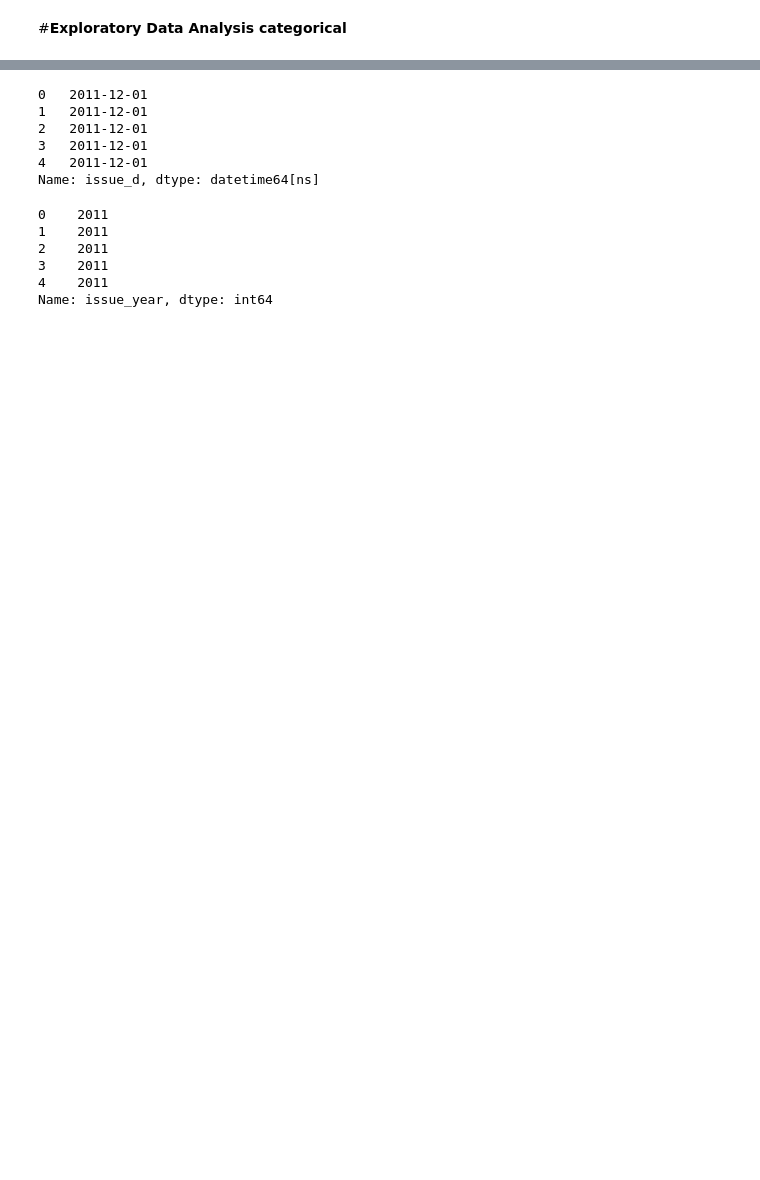
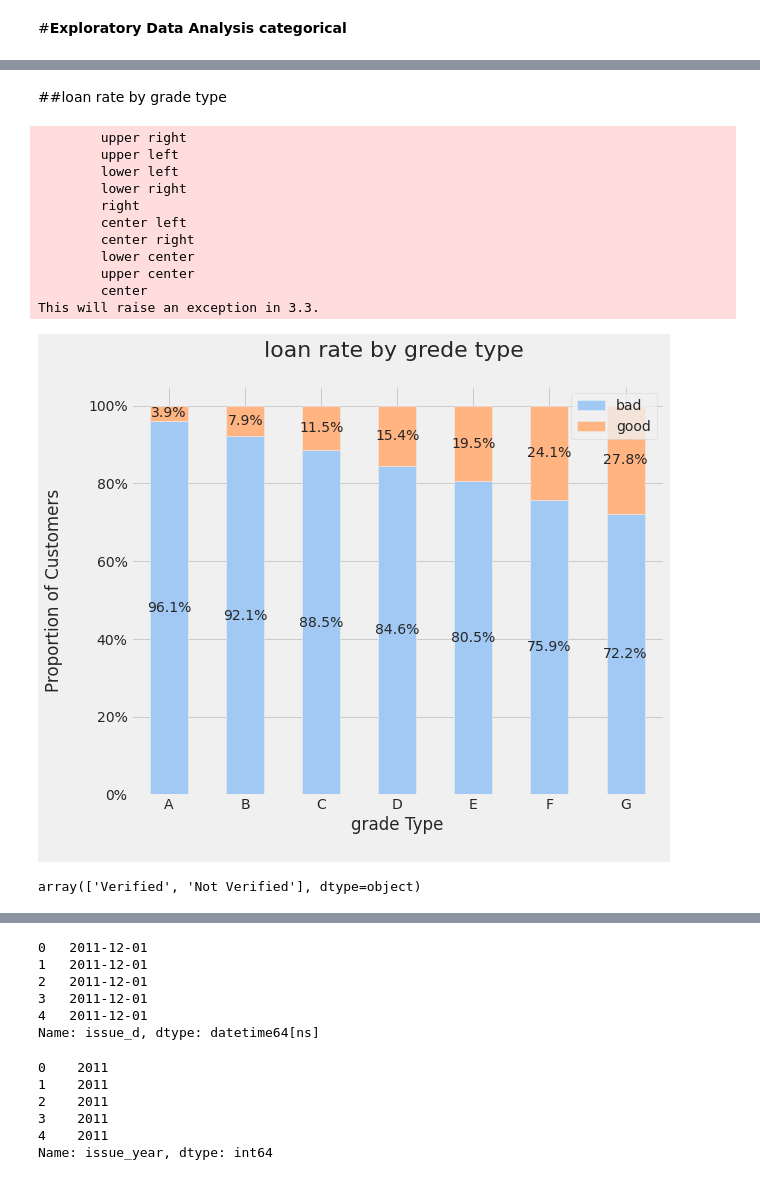
Before and after one commit to arfanrifqi/loan_prediction, a Jupyter notebook: loan_prediction(EDA).ipynb, the cells around one changed output, grey strips where cells are left out. Drawn from its saved outputs; the diff is of its cells as text; code cells hidden in the pictures; blank space fills up the shorter version.

```diff
--- a/loan_prediction(EDA).ipynb
+++ b/loan_prediction(EDA).ipynb
@@ -388,0 +379,57 @@ plt.show()
+# %% [markdown]
+##loan rate by grade type
+# %%
+grade_loan = df_load.groupby(['grade','loan_status']).size().unstack()
+grade_loan.rename(columns={0:'bad', 1:'good'}, inplace=True)
+
+ax = (grade_loan.T*100.0 / grade_loan.T.sum()).T.plot(kind='bar',
+                                                      width = 0.5,
+                                                      stacked = True,
+                                                      rot = 0,
+                                                      figsize = (8.5,7),
+                                                      color = colors)
+
+plt.ylabel('Proportion of Customers\n',
+           horizontalalignment="center",fontstyle = "normal",
+           fontsize = "large", fontfamily = "sans-serif")
+
+plt.xlabel('grade Type\n',horizontalalignment="center",
+           fontstyle = "normal", fontsize = "large",
+           fontfamily = "sans-serif")
+
+plt.title('loan rate by grede type \n',
+          horizontalalignment="center", fontstyle = "normal",
+          fontsize = "22", fontfamily = "sans-serif")
+
+plt.legend(loc='top right', fontsize = "medium")
+plt.xticks(rotation=0, horizontalalignment="center")
+plt.yticks(rotation=0, horizontalalignment="right")
+ax.yaxis.set_major_formatter(mtick.PercentFormatter())
+
+for p in ax.patches:
+    width, height = p.get_width(), p.get_height()
+    x, y = p.get_xy()
+    ax.text(x+width/2,
+            y+height/2,
+            '{:.1f}%'.format(height),
+            horizontalalignment='center',
+            verticalalignment='center')
+ax.autoscale(enable=False, axis='both', tight=False)
+# %% [output]
+        upper right
+        upper left
+        lower left
+        lower right
+        right
+        center left
+        center right
+        lower center
+        upper center
+        center
+This will raise an exception in 3.3.
+[figure, added]
+# %%
+df_load['verification_status']=df_load['verification_status'].replace({'Source Verified':'Verified'})
+df_load['verification_status'].unique()
+# %% [output]
+array(['Verified', 'Not Verified'], dtype=object)
```
Also changed, not shown: parts of 18 cells of this notebook.
